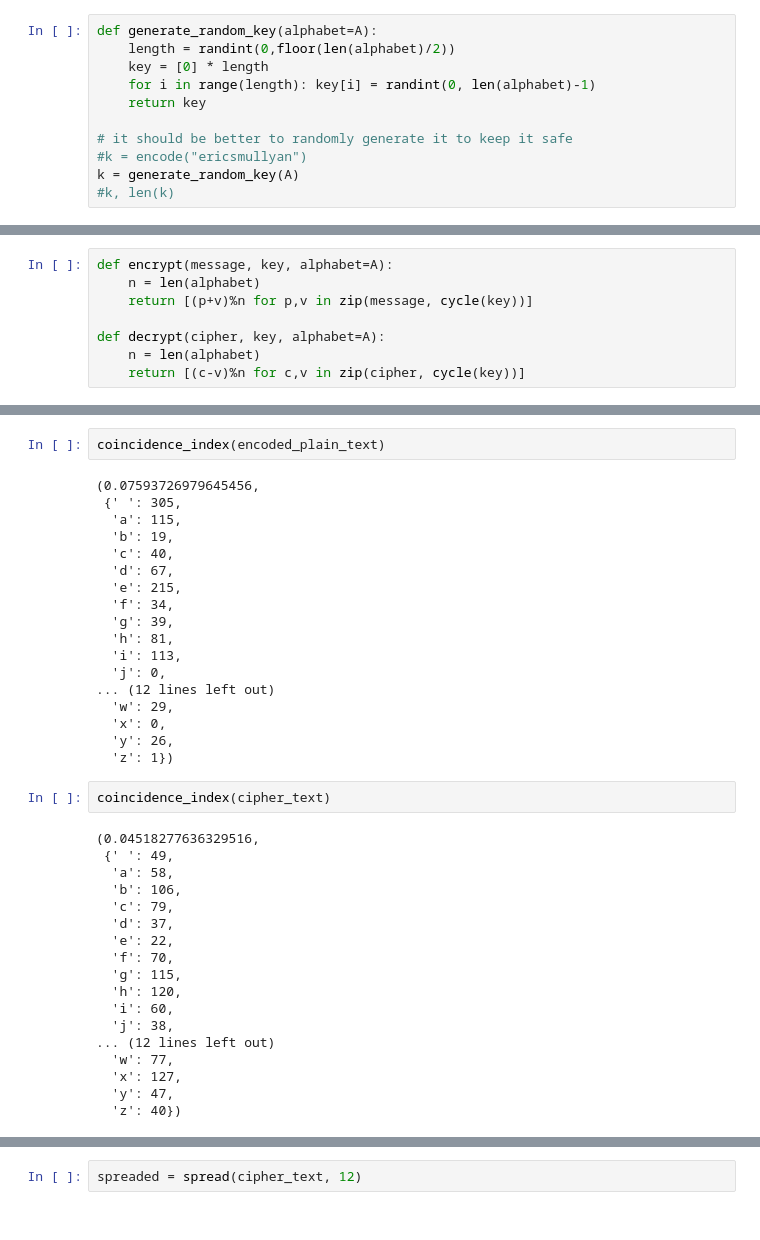
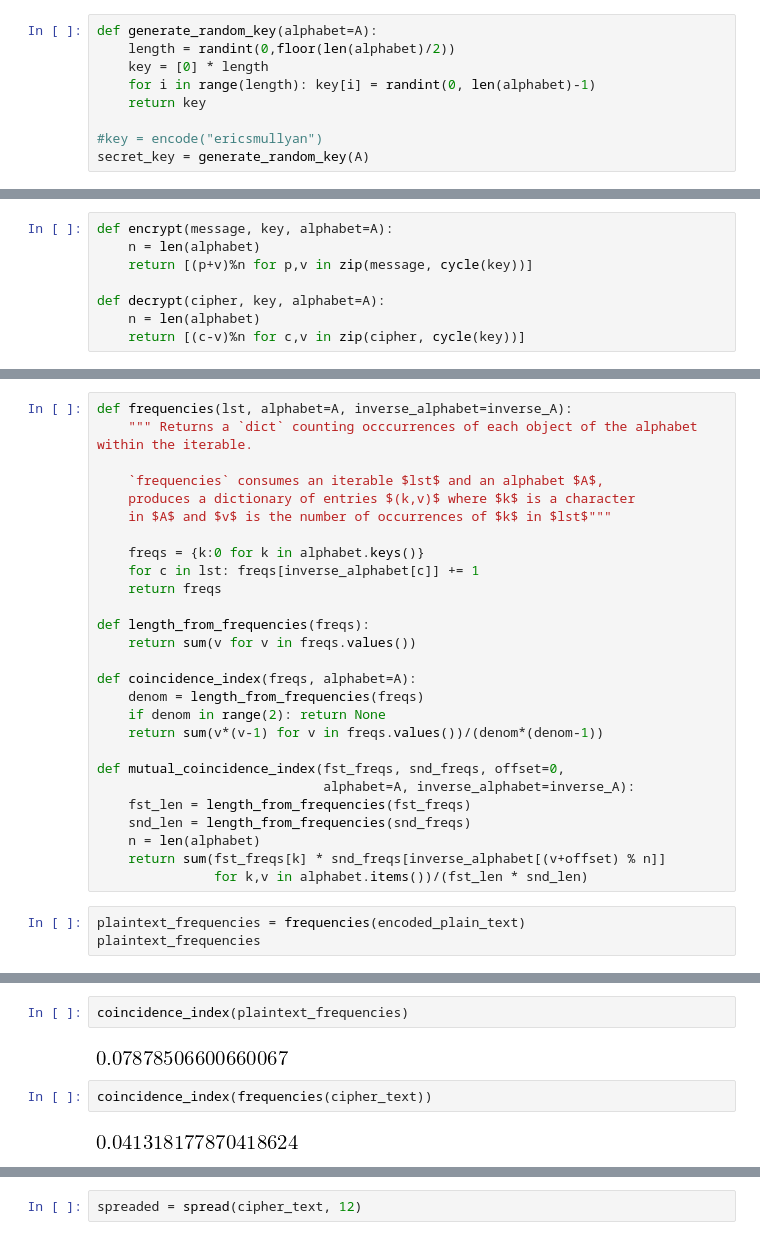
Before and after one commit to massimo-nocentini/scratchpad, a Jupyter notebook: chapters/crypto/vigenere-cryptoanalysis.ipynb, the cells around one changed output, grey strips where cells are left out. Drawn from its saved outputs; the diff is of its cells as text.

Commit message:
Refactor the code for the cryptoanalysis of the Vigenere cipher and add a corresponding section in the TeX document.

```diff
--- a/chapters/crypto/vigenere-cryptoanalysis.ipynb
+++ b/chapters/crypto/vigenere-cryptoanalysis.ipynb
@@ -75,8 +88,6 @@ def generate_random_key(alphabet=A):
     for i in range(length): key[i] = randint(0, len(alphabet)-1)
     return key
 
-# it should be better to randomly generate it to keep it safe
-#k = encode("ericsmullyan")
-k = generate_random_key(A)
-#k, len(k)
+#key = encode("ericsmullyan")
+secret_key = generate_random_key(A)
 # %% [markdown]
@@ -116,0 +119,30 @@ def mutual_coincidence_index(fst, snd, g=0, alphabet=A):
+# %%
+def frequencies(lst, alphabet=A, inverse_alphabet=inverse_A):
+    """ Returns a `dict` counting occcurrences of each object of the alphabet within the iterable.
+
+    `frequencies` consumes an iterable $lst$ and an alphabet $A$,
+    produces a dictionary of entries $(k,v)$ where $k$ is a character
+    in $A$ and $v$ is the number of occurrences of $k$ in $lst$"""
+
+    freqs = {k:0 for k in alphabet.keys()}
+    for c in lst: freqs[inverse_alphabet[c]] += 1
+    return freqs
+
+def length_from_frequencies(freqs):
+    return sum(v for v in freqs.values())
+
+def coincidence_index(freqs, alphabet=A):
+    denom = length_from_frequencies(freqs)
+    if denom in range(2): return None
+    return sum(v*(v-1) for v in freqs.values())/(denom*(denom-1))
+
+def mutual_coincidence_index(fst_freqs, snd_freqs, offset=0,
+                             alphabet=A, inverse_alphabet=inverse_A):
+    fst_len = length_from_frequencies(fst_freqs)
+    snd_len = length_from_frequencies(snd_freqs)
+    n = len(alphabet)
+    return sum(fst_freqs[k] * snd_freqs[inverse_alphabet[(v+offset) % n]]
+               for k,v in alphabet.items())/(fst_len * snd_len)
+# %%
+plaintext_frequencies = frequencies(encoded_plain_text)
+plaintext_frequencies
@@ -117,43 +167,11 @@ def mutual_coincidence_index(fst, snd, g=0, alphabet=A):
 # %%
-coincidence_index(encoded_plain_text)
+coincidence_index(plaintext_frequencies)
 # %% [output]
-(0.07593726979645456,
- {' ': 305,
-  'a': 115,
-  'b': 19,
-  'c': 40,
-  'd': 67,
-  'e': 215,
-  'f': 34,
-  'g': 39,
-  'h': 81,
-  'i': 113,
-  'j': 0,
-... (12 lines left out)
-  'w': 29,
-  'x': 0,
-  'y': 26,
-  'z': 1})
+[figure, added]
 # %%
-coincidence_index(cipher_text)
+coincidence_index(frequencies(cipher_text))
 # %% [output]
-(0.04518277636329516,
- {' ': 49,
-  'a': 58,
-  'b': 106,
-  'c': 79,
-  'd': 37,
-  'e': 22,
-  'f': 70,
-  'g': 115,
-  'h': 120,
-  'i': 60,
-  'j': 38,
-... (12 lines left out)
-  'w': 77,
-  'x': 127,
-  'y': 47,
-  'z': 40})
+[figure, added]
 # %%
 def spread(message, block_length):
     return [message[i:i+block_length] for i in range(0, len(message), block_length)]
```
Also changed, not shown: parts of 29 cells of this notebook, 1 other file.
